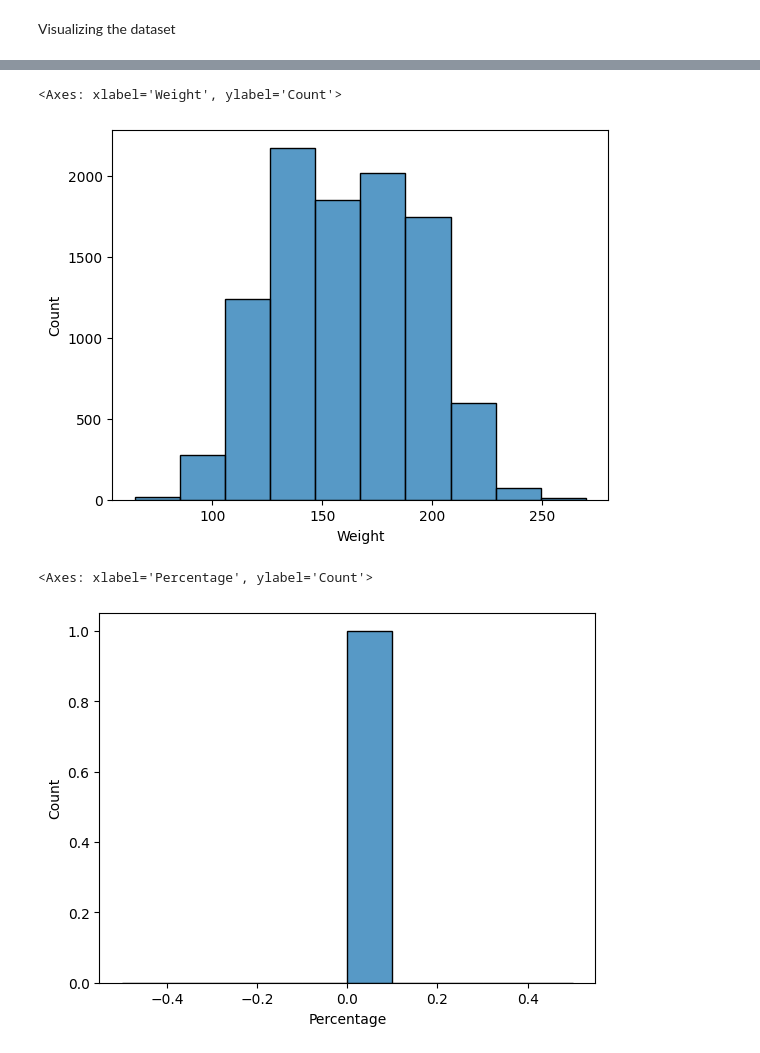
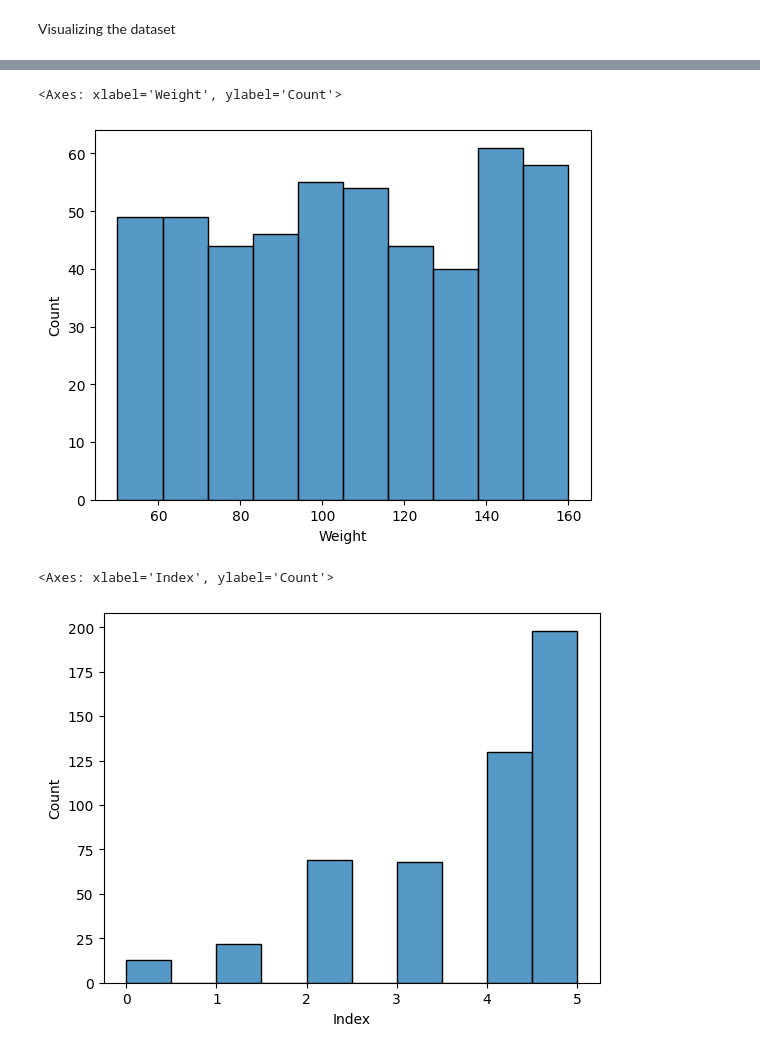
Before and after one commit to gideon-ogunbanjo/ModelX, a Jupyter notebook: modelX.ipynb, the cells around one changed output, grey strips where cells are left out. Saved outputs shown, nothing was run; the diff lists cells and outputs as text; code cells hidden in the pictures.

```diff
--- a/modelX.ipynb
+++ b/modelX.ipynb
@@ -4,7 +4,7 @@ import pandas as pd
 import matplotlib.pyplot as plt
 import seaborn as sns
 # %%
-data = pd.read_csv('weight-height.csv')
+data = pd.read_csv('500_Person_Gender_Height_Weight_Index.csv')
 # %%
 data.head()
 # %% [output]
@@ -62,12 +73,12 @@ sns.histplot(data['Height'],kde=False,bins=10)
 sns.histplot(data['Weight'],kde=False,bins=10)
 # %% [output]
 <Axes: xlabel='Weight', ylabel='Count'>
-[figure, old version]
+[figure, new version]
 # %%
-sns.histplot(data['Percentage'],kde=False,bins=10)
+sns.histplot(data['Index'],kde=False,bins=10)
 # %% [output]
-<Axes: xlabel='Percentage', ylabel='Count'>
+<Axes: xlabel='Index', ylabel='Count'>
-[figure, old version]
+[figure, new version]
 # %%
 #represents the correlation of data in the columns using a heatmap
 sns.heatmap(data.corr())
```
Also changed, not shown: parts of 10 cells of this notebook.
